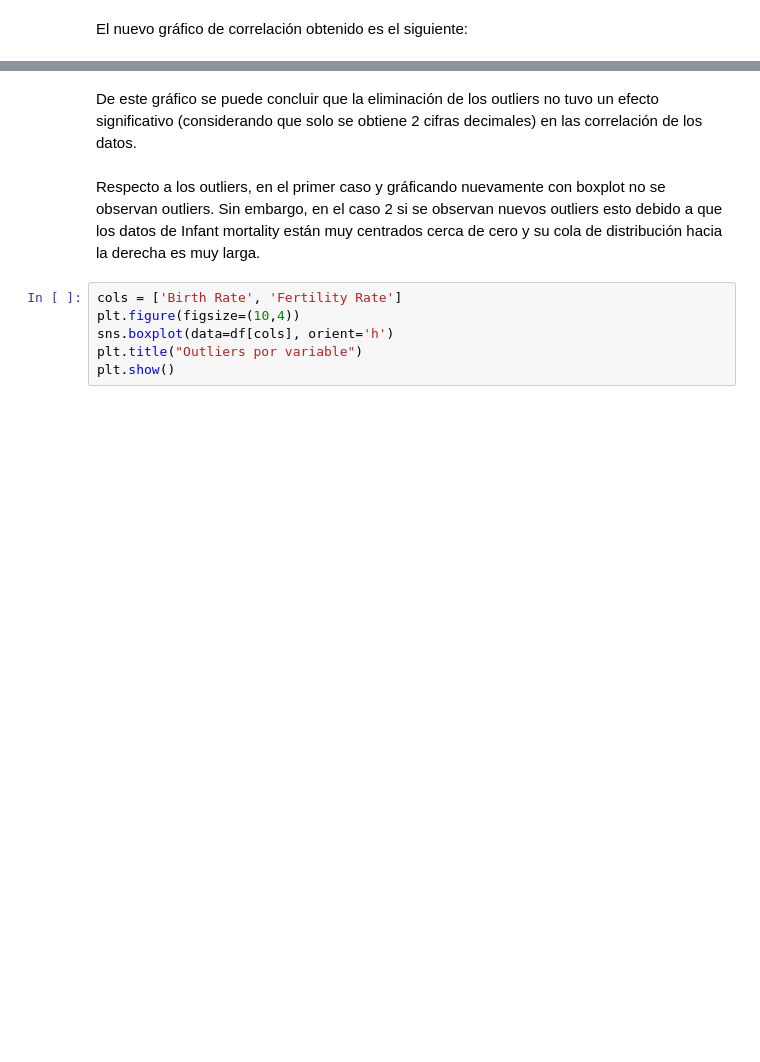
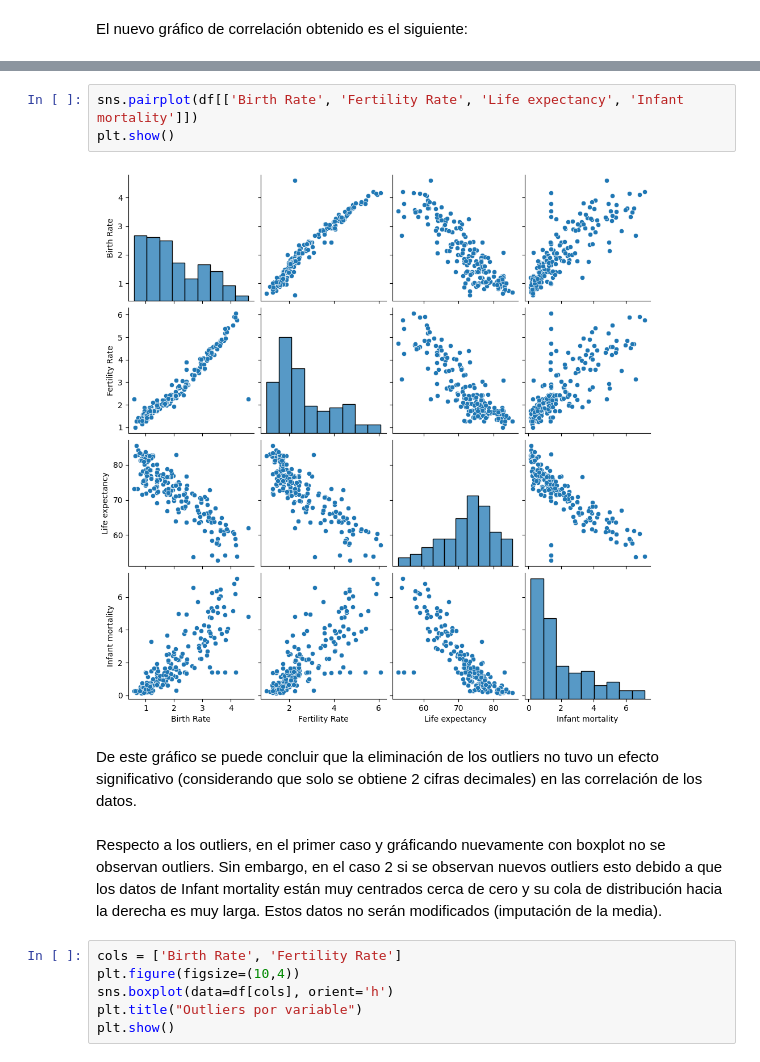
Before and after one commit to pdoren/analisis-estadistico-con-Python-G105, a Jupyter notebook: Desafío_Preparacion_de_datos_y_graficos.ipynb, the cells around one changed output, grey strips where cells are left out. Drawn from its saved outputs; the diff is of its cells as text; blank space fills up the shorter version.

```diff
--- a/Desafío_Preparacion_de_datos_y_graficos.ipynb
+++ b/Desafío_Preparacion_de_datos_y_graficos.ipynb
@@ -391,7 +447,12 @@ plt.show()
+# %%
+sns.pairplot(df[['Birth Rate', 'Fertility Rate', 'Life expectancy', 'Infant mortality']])
+plt.show()
+# %% [output]
+[figure, added]
 # %% [markdown]
 De este gráfico se puede concluir que la eliminación de los outliers no tuvo un efecto significativo (considerando que solo se obtiene 2 cifras decimales) en las correlación de los datos.
 # %% [markdown]
-Respecto a los outliers, en el primer caso y gráficando nuevamente con boxplot no se observan outliers. Sin embargo, en el caso 2 si se observan nuevos outliers esto debido a que los datos de Infant mortality están muy centrados cerca de cero y su cola de distribución hacia la derecha es muy larga.
+Respecto a los outliers, en el primer caso y gráficando nuevamente con boxplot no se observan outliers. Sin embargo, en el caso 2 si se observan nuevos outliers esto debido a que los datos de Infant mortality están muy centrados cerca de cero y su cola de distribución hacia la derecha es muy larga. Estos datos no serán modificados (imputación de la media).
 # %%
 cols = ['Birth Rate', 'Fertility Rate']
 plt.figure(figsize=(10,4))
```
Also changed, not shown: parts of 56 cells of this notebook.
